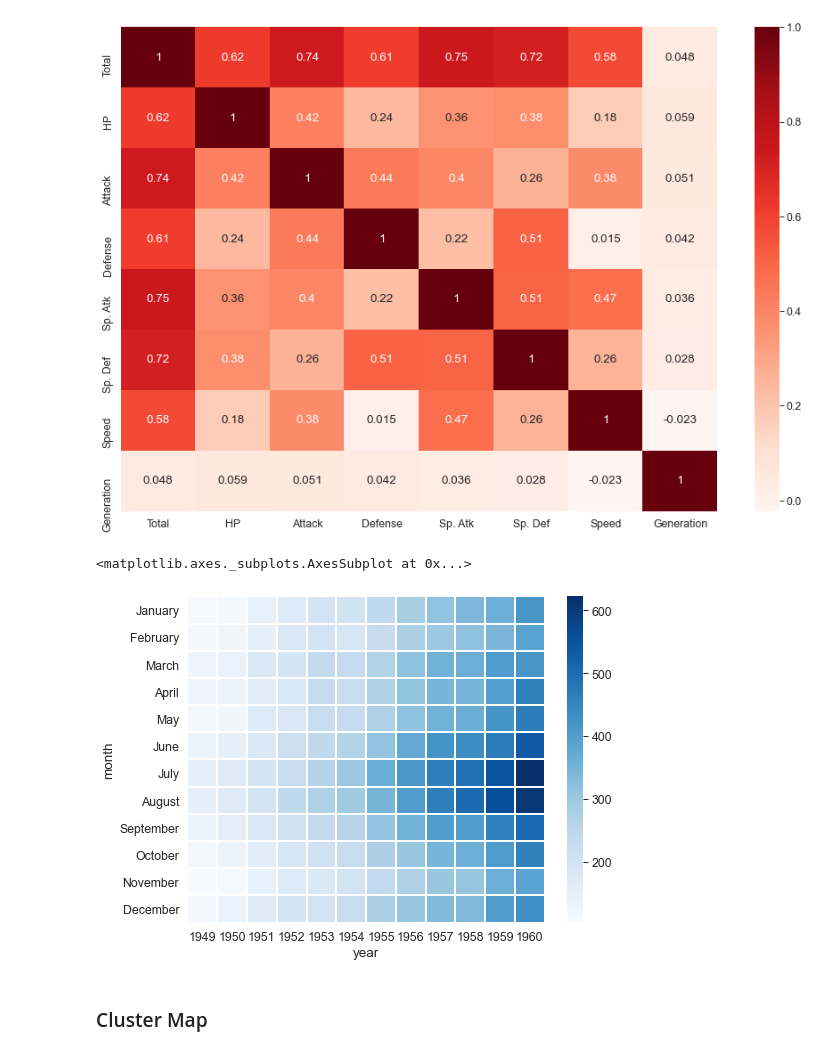
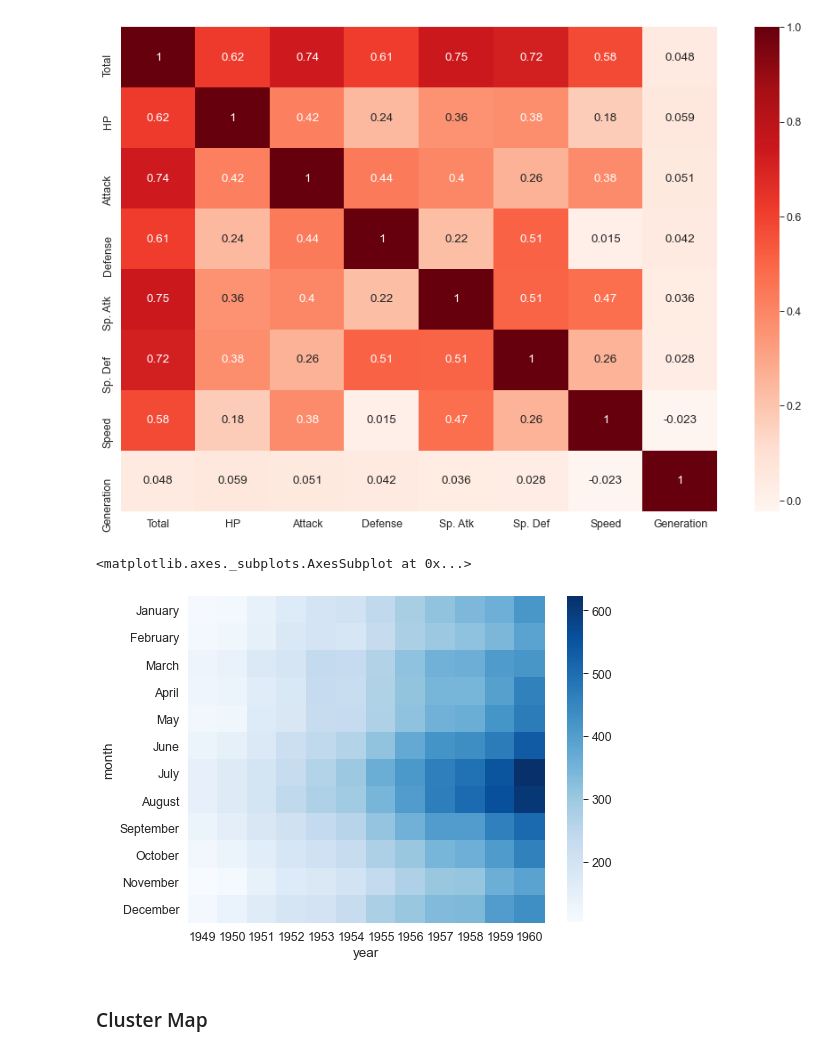
Before and after one commit to Elusive7733/Learning, a Jupyter notebook: Languages/Python_Libraries/Seaborn/Seaborn.ipynb, the cells around one changed output. Cells and saved outputs as stored; diff of their text form; code cells hidden in the pictures.

```diff
--- a/Languages/Python_Libraries/Seaborn/Seaborn.ipynb
+++ b/Languages/Python_Libraries/Seaborn/Seaborn.ipynb
@@ -246,18 +246,21 @@ sns.heatmap(pokemon_mx, annot=True, cmap='Reds')
 # %%
 plt.figure(figsize=(8,6))
 sns.set_context('paper', font_scale=1.4)
 
 # We can create a matrix with an index of month, columns representing years
 # and the number of passengers for each
 # We see that flights have increased over time and that most people travel in
 # July and August
 flights = sns.load_dataset("flights")
 flights = flights.pivot_table(index='month', columns='year', values='passengers')
+
+# pokemon_table = pokemon_df.pivot_table(index='Type 1', columns='Generation', values='Total')
+
 # You can separate data with lines
-sns.heatmap(flights, cmap='Blues', linecolor='white', linewidth=1)
+sns.heatmap(flights, cmap='Blues', linecolor='white', linewidth=0)
 # %% [output]
 <matplotlib.axes._subplots.AxesSubplot at 0x...>
-[figure, old version]
+[figure, new version]
 # %% [markdown]
 ### Cluster Map
 # %%
```
Also changed, not shown: parts of 1 cell of this notebook.
